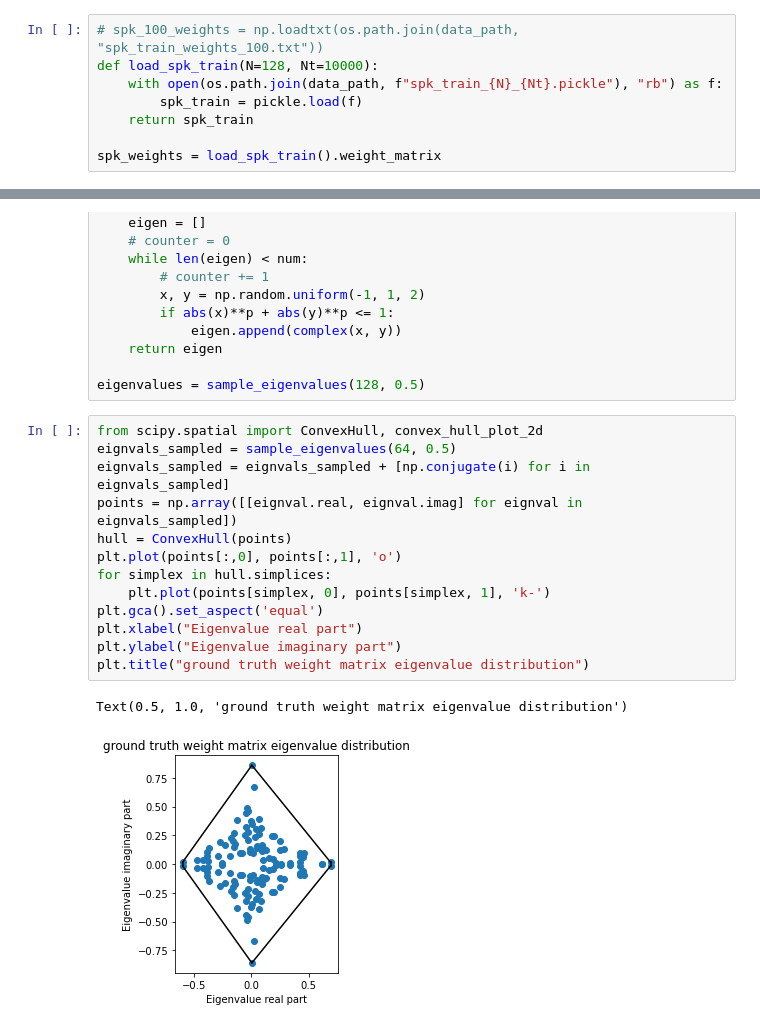
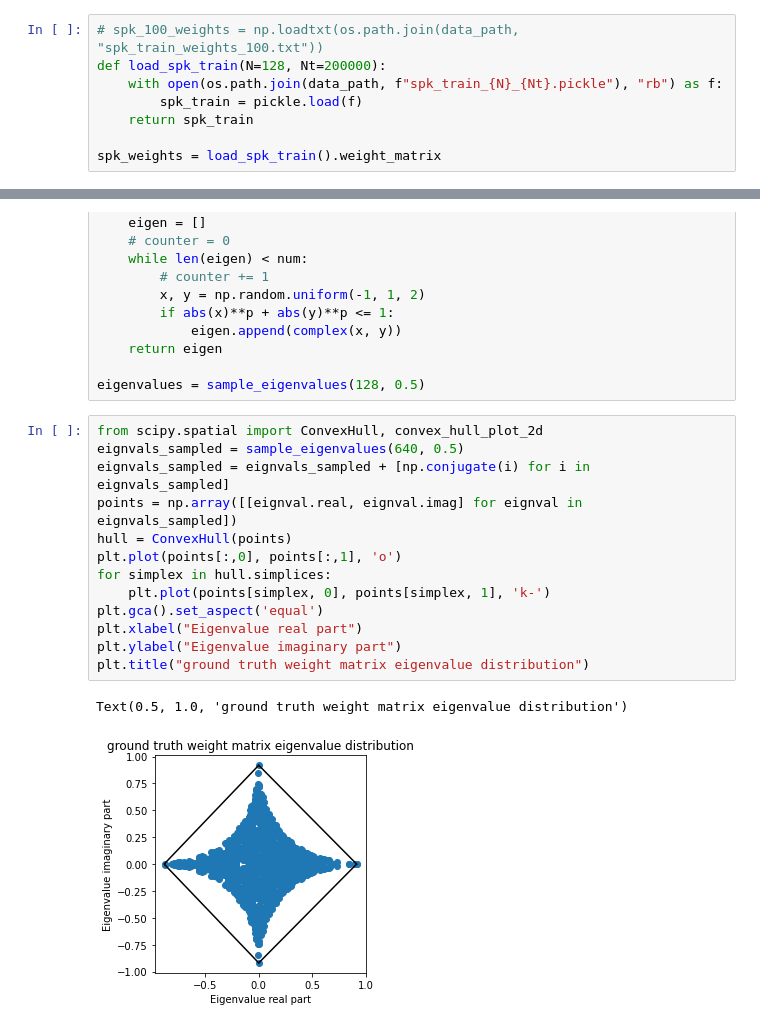
Before and after one commit to tongliang11/hidden-neuron-simulation, a Jupyter notebook: src/figures.ipynb, the cells around one changed output, grey strips where cells are left out. Cells and saved outputs as stored; diff of their text form.

```diff
--- a/src/figures.ipynb
+++ b/src/figures.ipynb
@@ -13,7 +13,7 @@ def alpha(t, tau=1): return 1/tau**2*t*np.exp(-t/tau)
 Autosaving every 1 seconds
 # %%
 # spk_100_weights = np.loadtxt(os.path.join(data_path, "spk_train_weights_100.txt"))
-def load_spk_train(N=128, Nt=10000):
+def load_spk_train(N=128, Nt=200000):
     with open(os.path.join(data_path, f"spk_train_{N}_{Nt}.pickle"), "rb") as f:
         spk_train = pickle.load(f)
     return spk_train
@@ -716,19 +716,19 @@ def sample_eigenvalues(num, p):
 eigenvalues = sample_eigenvalues(128, 0.5)
 # %%
 from scipy.spatial import ConvexHull, convex_hull_plot_2d
-eignvals_sampled = sample_eigenvalues(64, 0.5)
+eignvals_sampled = sample_eigenvalues(640, 0.5)
 eignvals_sampled = eignvals_sampled + [np.conjugate(i) for i in eignvals_sampled]
 points = np.array([[eignval.real, eignval.imag] for eignval in eignvals_sampled])
 hull = ConvexHull(points)
 plt.plot(points[:,0], points[:,1], 'o')
 for simplex in hull.simplices:
     plt.plot(points[simplex, 0], points[simplex, 1], 'k-')
 plt.gca().set_aspect('equal')
 plt.xlabel("Eigenvalue real part")
 plt.ylabel("Eigenvalue imaginary part")
 plt.title("ground truth weight matrix eigenvalue distribution")
 # %% [output]
 Text(0.5, 1.0, 'ground truth weight matrix eigenvalue distribution')
-[figure, old version]
+[figure, new version]
 # %%
 from scipy.spatial import ConvexHull, convex_hull_plot_2d
```
Also changed, not shown: parts of 6 cells of this notebook, 2 other files.
